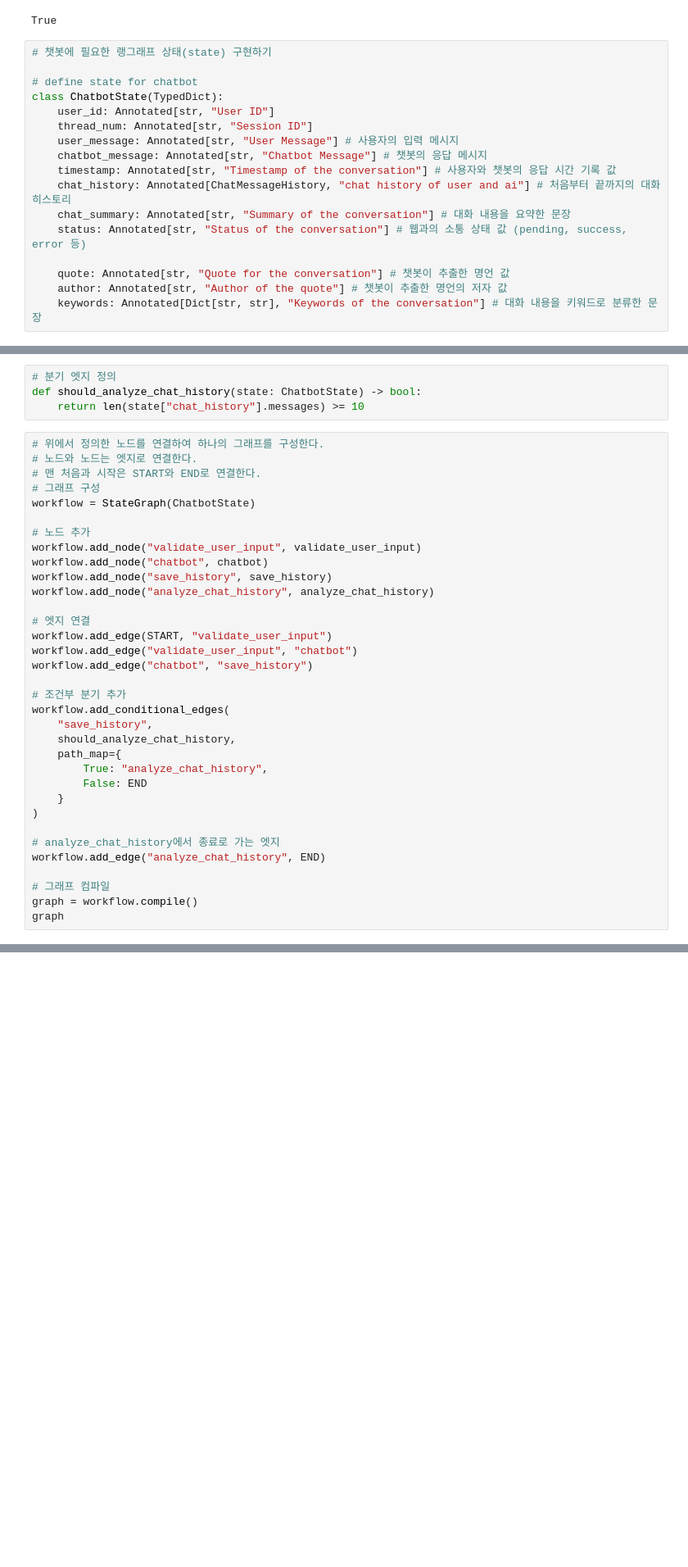
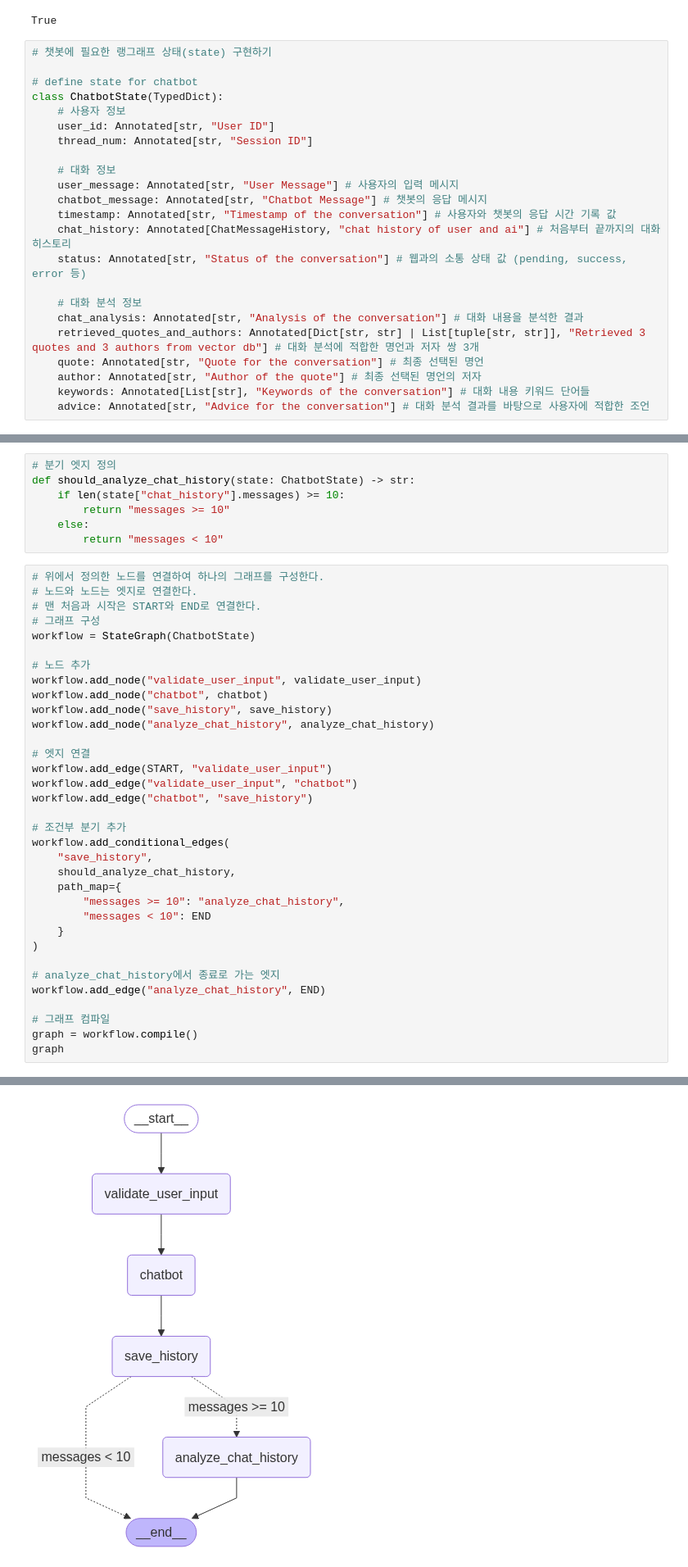
Before and after one commit to YIM-GAYUN/Perfect_Quote, a Jupyter notebook: graph.ipynb, the cells around one changed output, grey strips where cells are left out. Shown at 82% size. Cells and saved outputs as stored; diff of their text form; blank space fills up the shorter version.

Commit message:
state 뼈대 잡기 및 노드 함수 외형 구조 잡아둠.

```diff
--- a/graph.ipynb
+++ b/graph.ipynb
@@ -33,18 +33,24 @@ True
 
 # define state for chatbot
 class ChatbotState(TypedDict):
+    # 사용자 정보
     user_id: Annotated[str, "User ID"]
     thread_num: Annotated[str, "Session ID"]
+
+    # 대화 정보
     user_message: Annotated[str, "User Message"] # 사용자의 입력 메시지
     chatbot_message: Annotated[str, "Chatbot Message"] # 챗봇의 응답 메시지
     timestamp: Annotated[str, "Timestamp of the conversation"] # 사용자와 챗봇의 응답 시간 기록 값
     chat_history: Annotated[ChatMessageHistory, "chat history of user and ai"] # 처음부터 끝까지의 대화 히스토리
-    chat_summary: Annotated[str, "Summary of the conversation"] # 대화 내용을 요약한 문장
     status: Annotated[str, "Status of the conversation"] # 웹과의 소통 상태 값 (pending, success, error 등)
 
-    quote: Annotated[str, "Quote for the conversation"] # 챗봇이 추출한 명언 값
-    author: Annotated[str, "Author of the quote"] # 챗봇이 추출한 명언의 저자 값
-    keywords: Annotated[Dict[str, str], "Keywords of the conversation"] # 대화 내용을 키워드로 분류한 문장
+    # 대화 분석 정보
+    chat_analysis: Annotated[str, "Analysis of the conversation"] # 대화 내용을 분석한 결과
+    retrieved_quotes_and_authors: Annotated[Dict[str, str] | List[tuple[str, str]], "Retrieved 3 quotes and 3 authors from vector db"] # 대화 분석에 적합한 명언과 저자 쌍 3개
+    quote: Annotated[str, "Quote for the conversation"] # 최종 선택된 명언
+    author: Annotated[str, "Author of the quote"] # 최종 선택된 명언의 저자
+    keywords: Annotated[List[str], "Keywords of the conversation"] # 대화 내용 키워드 단어들
+    advice: Annotated[str, "Advice for the conversation"] # 대화 분석 결과를 바탕으로 사용자에 적합한 조언
 # %%
 # 웹과 소통할 때 쓰일 사용자의 id와 쓰레드 값
 
@@ -174,7 +198,10 @@ def analyze_chat_history(state: ChatbotState) -> ChatbotState:
 # %%
 # 분기 엣지 정의
-def should_analyze_chat_history(state: ChatbotState) -> bool:
-    return len(state["chat_history"].messages) >= 10
+def should_analyze_chat_history(state: ChatbotState) -> str:
+    if len(state["chat_history"].messages) >= 10:
+        return "messages >= 10"
+    else:
+        return "messages < 10"
 # %%
 # 위에서 정의한 노드를 연결하여 하나의 그래프를 구성한다.
 # 노드와 노드는 엣지로 연결한다.
@@ -198,8 +225,8 @@ workflow.add_conditional_edges(
     "save_history",
     should_analyze_chat_history,
     path_map={
-        True: "analyze_chat_history",
-        False: END
+        "messages >= 10": "analyze_chat_history",
+        "messages < 10": END
     }
 )
 
@@ -214,3 +240,4 @@ TypeError: StateGraph.add_conditional_edges() missing 1 required positional argu
+[figure, added]
 # %%
 # 챗봇 그래프를 실행하는 함수이다.
 def run_chatbot_once(graph, state, user_input):
```
Also changed, not shown: parts of 2 cells of this notebook.
